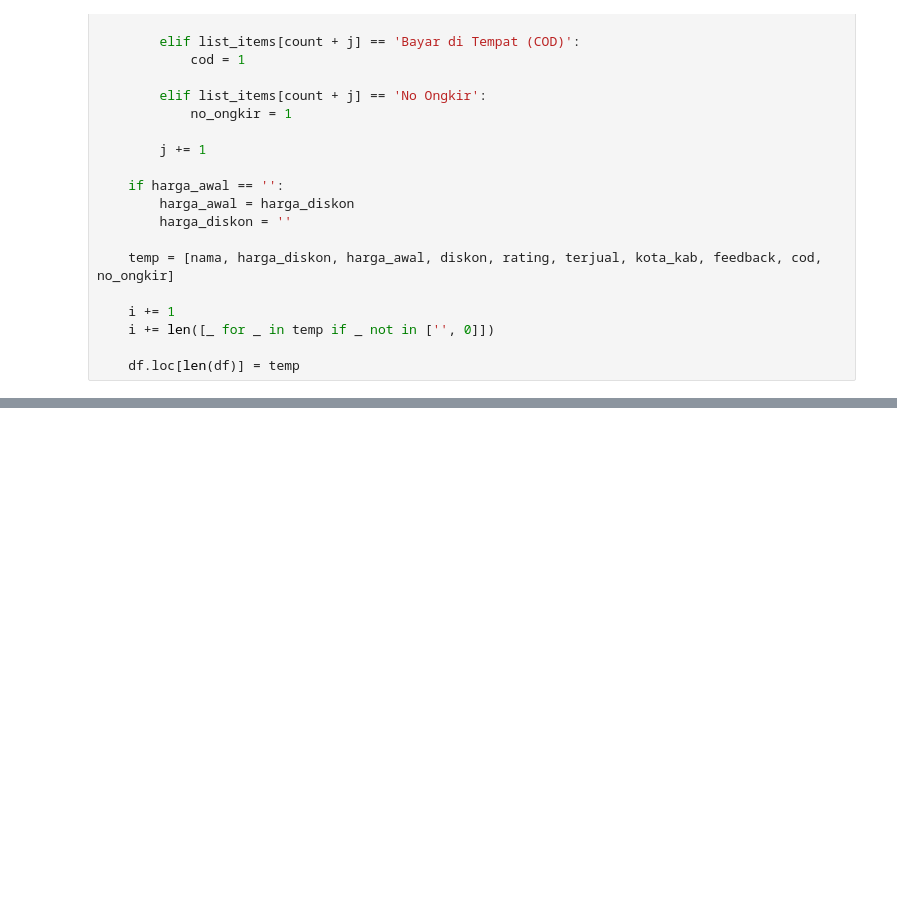
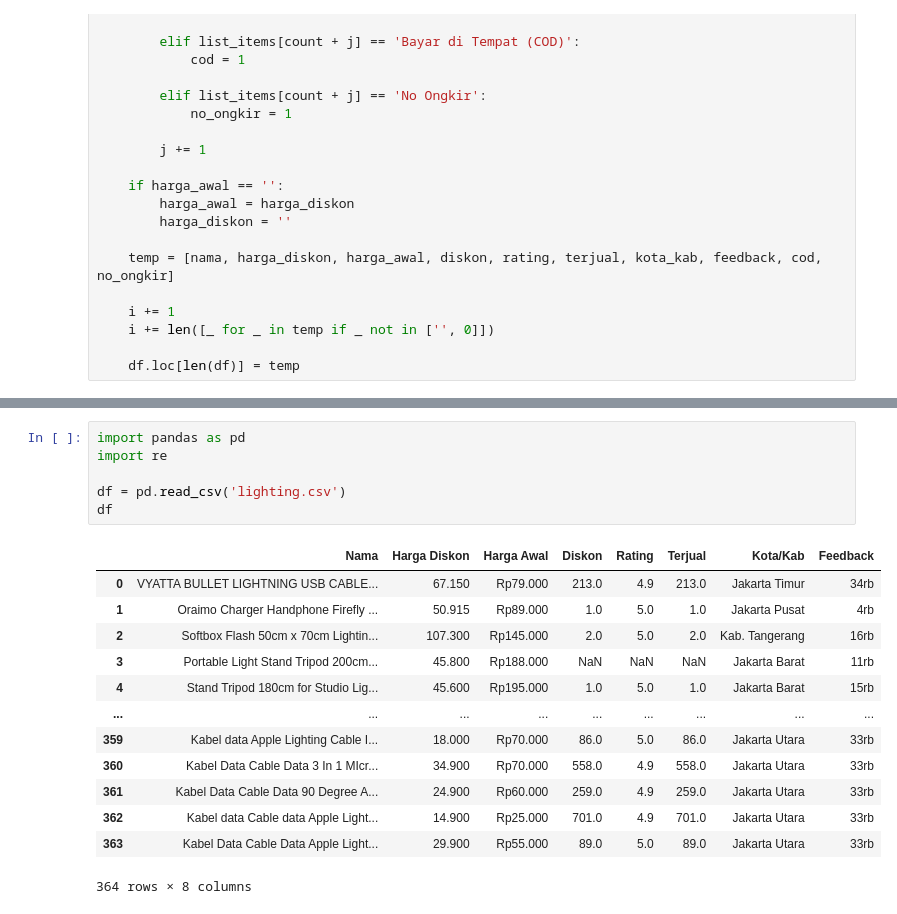
Before and after one commit to Eventhings/recsys-eventhings, a Jupyter notebook: Crawling E-Commerce/bukalapak.ipynb, the cells around one changed output, grey strips where cells are left out. Drawn from its saved outputs; the diff is of its cells as text; blank space fills up the shorter version.

```diff
--- a/Crawling E-Commerce/bukalapak.ipynb
+++ b/Crawling E-Commerce/bukalapak.ipynb
@@ -118,0 +117,20 @@ df
+# %%
+import pandas as pd
+import re
+
+df = pd.read_csv('lighting.csv')
+df
+# %% [output]
+|  | Nama | Harga Diskon | Harga Awal | Diskon | Rating | Terjual | Kota/Kab | Feedback |
+| 0 | VYATTA BULLET LIGHTNING USB CABLE... | 67.150 | Rp79.000 | 213.0 | 4.9 | 213.0 | Jakarta Timur | 34rb |
+| 1 | Oraimo Charger Handphone Firefly ... | 50.915 | Rp89.000 | 1.0 | 5.0 | 1.0 | Jakarta Pusat | 4rb |
+| 2 | Softbox Flash 50cm x 70cm Lightin... | 107.300 | Rp145.000 | 2.0 | 5.0 | 2.0 | Kab. Tangerang | 16rb |
+| 3 | Portable Light Stand Tripod 200cm... | 45.800 | Rp188.000 | NaN | NaN | NaN | Jakarta Barat | 11rb |
+| 4 | Stand Tripod 180cm for Studio Lig... | 45.600 | Rp195.000 | 1.0 | 5.0 | 1.0 | Jakarta Barat | 15rb |
+| ... | ... | ... | ... | ... | ... | ... | ... | ... |
+| 359 | Kabel data Apple Lighting Cable I... | 18.000 | Rp70.000 | 86.0 | 5.0 | 86.0 | Jakarta Utara | 33rb |
+| 360 | Kabel Data Cable Data 3 In 1 MIcr... | 34.900 | Rp70.000 | 558.0 | 4.9 | 558.0 | Jakarta Utara | 33rb |
+| 361 | Kabel Data Cable Data 90 Degree A... | 24.900 | Rp60.000 | 259.0 | 4.9 | 259.0 | Jakarta Utara | 33rb |
+| 362 | Kabel data Cable data Apple Light... | 14.900 | Rp25.000 | 701.0 | 4.9 | 701.0 | Jakarta Utara | 33rb |
+| 363 | Kabel Data Cable Data Apple Light... | 29.900 | Rp55.000 | 89.0 | 5.0 | 89.0 | Jakarta Utara | 33rb |
+364 rows × 8 columns
```
Also changed, not shown: parts of 3 cells of this notebook, 11 other files.
